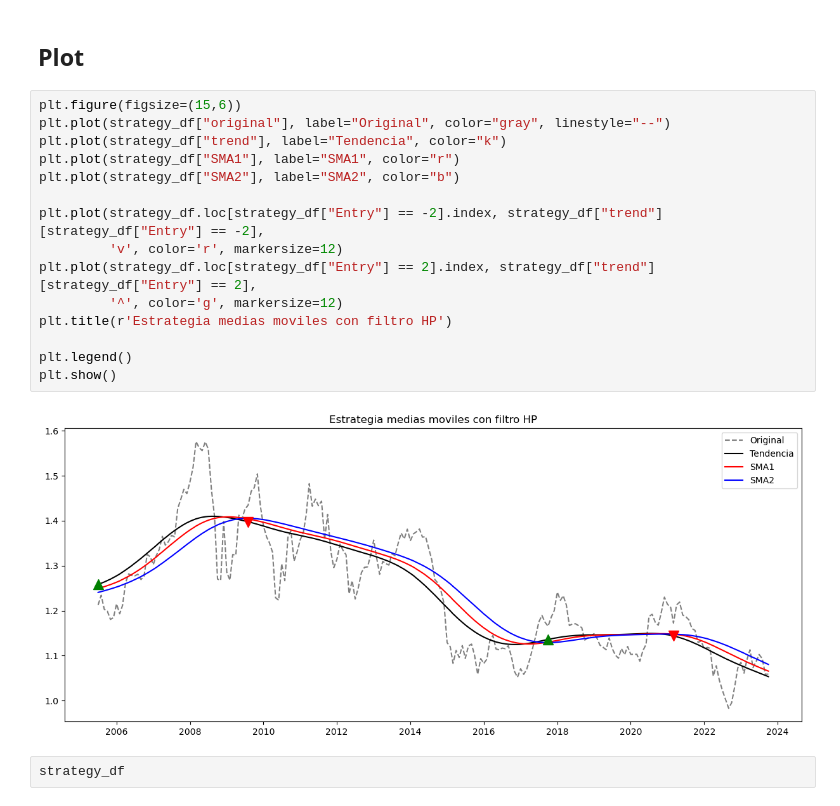
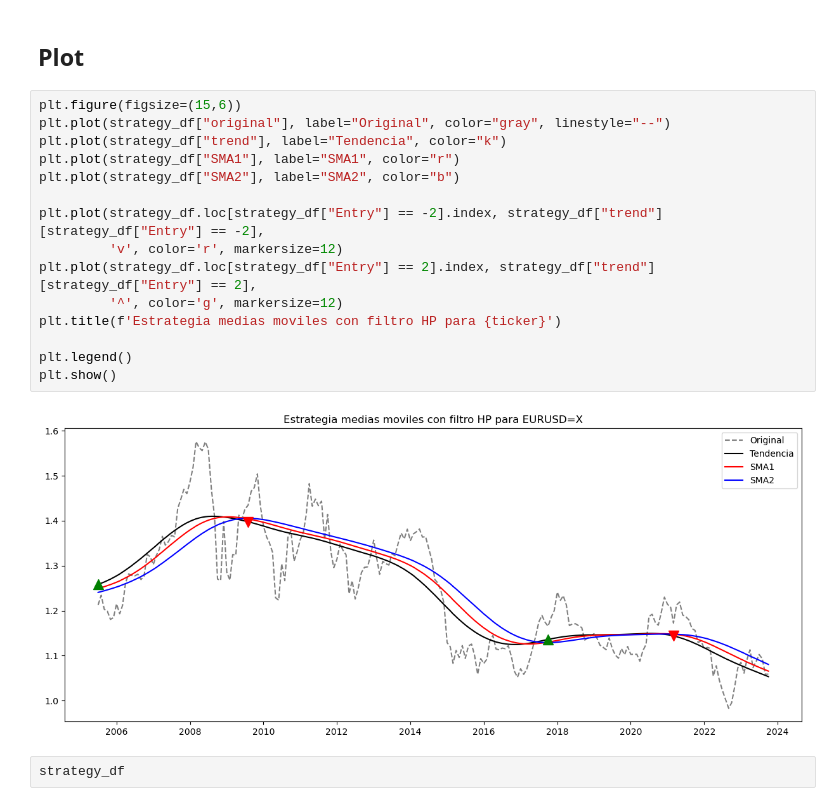
Before and after one commit to jusrojasrod/Forex-Strategies, a Jupyter notebook: Moving averages with HP filter.ipynb, the cells around one changed output. Cells and saved outputs as stored; diff of their text form.

```diff
--- a/Moving averages with HP filter.ipynb
+++ b/Moving averages with HP filter.ipynb
@@ -217,20 +217,20 @@ array([ 2.,  0., -2.])
 # %%
 plt.figure(figsize=(15,6))
 plt.plot(strategy_df["original"], label="Original", color="gray", linestyle="--")
 plt.plot(strategy_df["trend"], label="Tendencia", color="k")
 plt.plot(strategy_df["SMA1"], label="SMA1", color="r")
 plt.plot(strategy_df["SMA2"], label="SMA2", color="b")
 
 plt.plot(strategy_df.loc[strategy_df["Entry"] == -2].index, strategy_df["trend"][strategy_df["Entry"] == -2],
          'v', color='r', markersize=12)
 plt.plot(strategy_df.loc[strategy_df["Entry"] == 2].index, strategy_df["trend"][strategy_df["Entry"] == 2],
          '^', color='g', markersize=12)
-plt.title(r'Estrategia medias moviles con filtro HP')
+plt.title(f'Estrategia medias moviles con filtro HP para {ticker}')
 
 plt.legend()
 plt.show()
 # %% [output]
-[figure, old version]
+[figure, new version]
 # %%
 strategy_df
 # %% [output]
```
